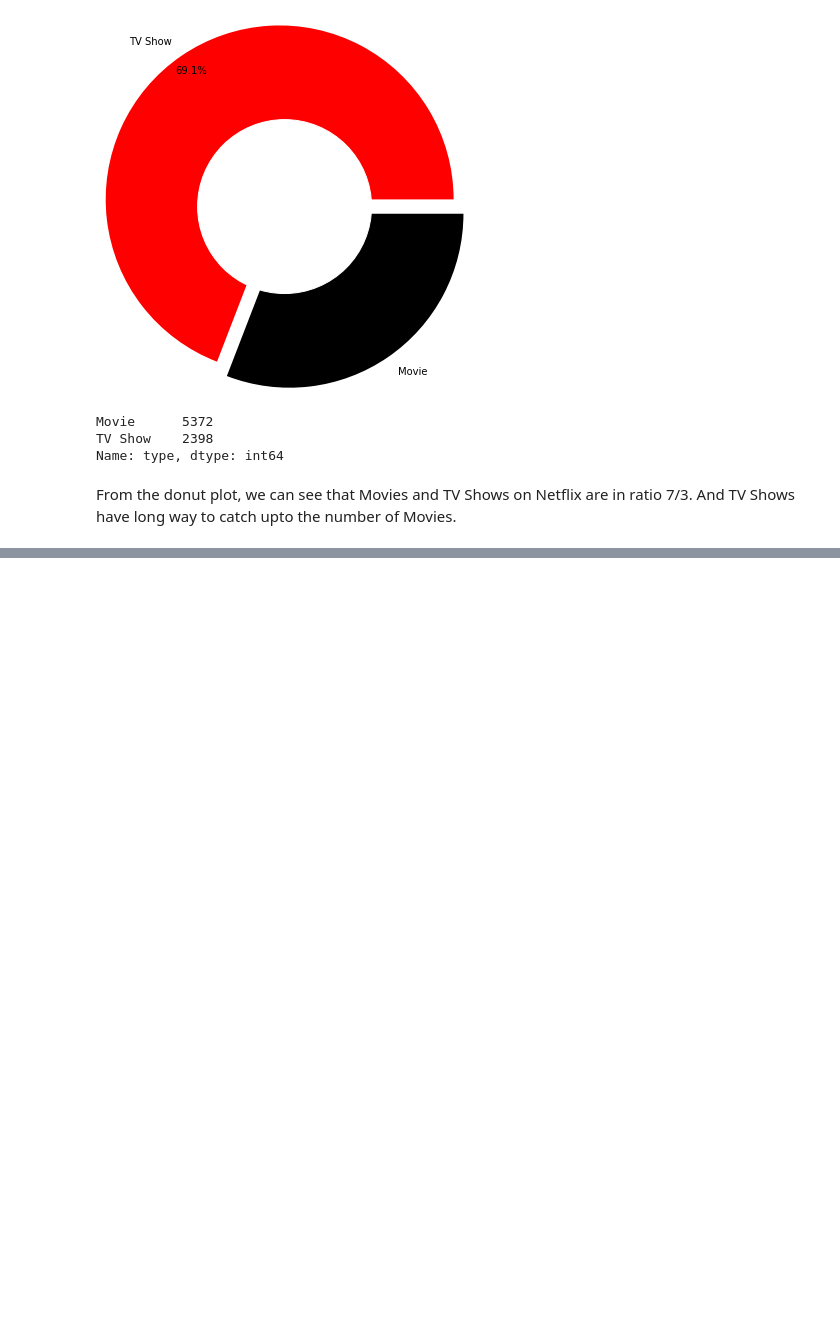
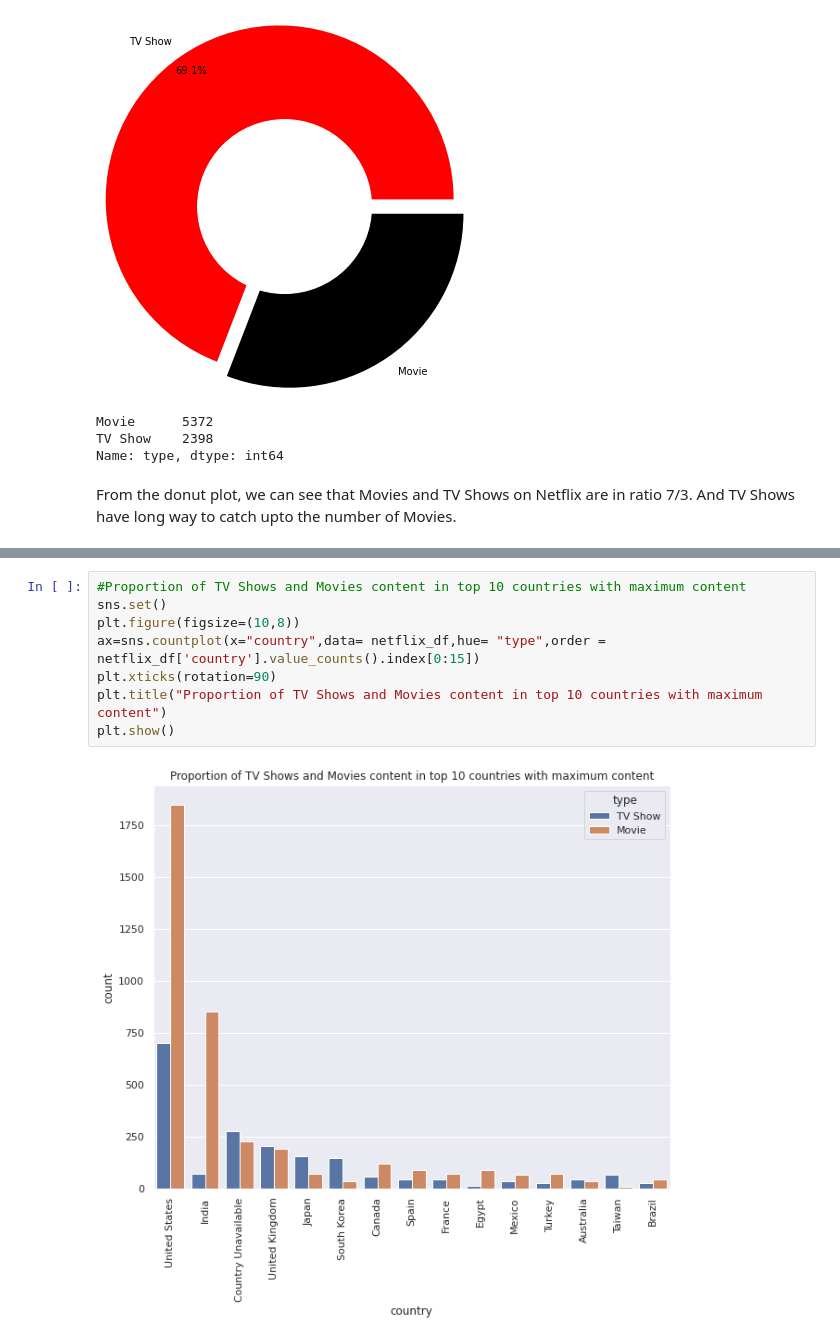
Before and after one commit to prav87654/Clustering-Model--Netflix-TV-shows-and-Movies, a Jupyter notebook: Praveen_S__Clustering_Model.ipynb, the cells around one changed output, grey strips where cells are left out. Cells and saved outputs as stored; diff of their text form; blank space fills up the shorter version.

```diff
--- a/Praveen_S__Clustering_Model.ipynb
+++ b/Praveen_S__Clustering_Model.ipynb
@@ -232,0 +271,10 @@ From the donut plot, we can see that Movies and TV Shows on Netflix are in ratio
+# %%
+#Proportion of TV Shows and Movies content in top 10 countries with maximum content
+sns.set()
+plt.figure(figsize=(10,8))
+ax=sns.countplot(x="country",data= netflix_df,hue= "type",order = netflix_df['country'].value_counts().index[0:15])
+plt.xticks(rotation=90)
+plt.title("Proportion of TV Shows and Movies content in top 10 countries with maximum content")
+plt.show()
+# %% [output]
+[figure, added]
```
Also changed, not shown: parts of 11 cells of this notebook.
